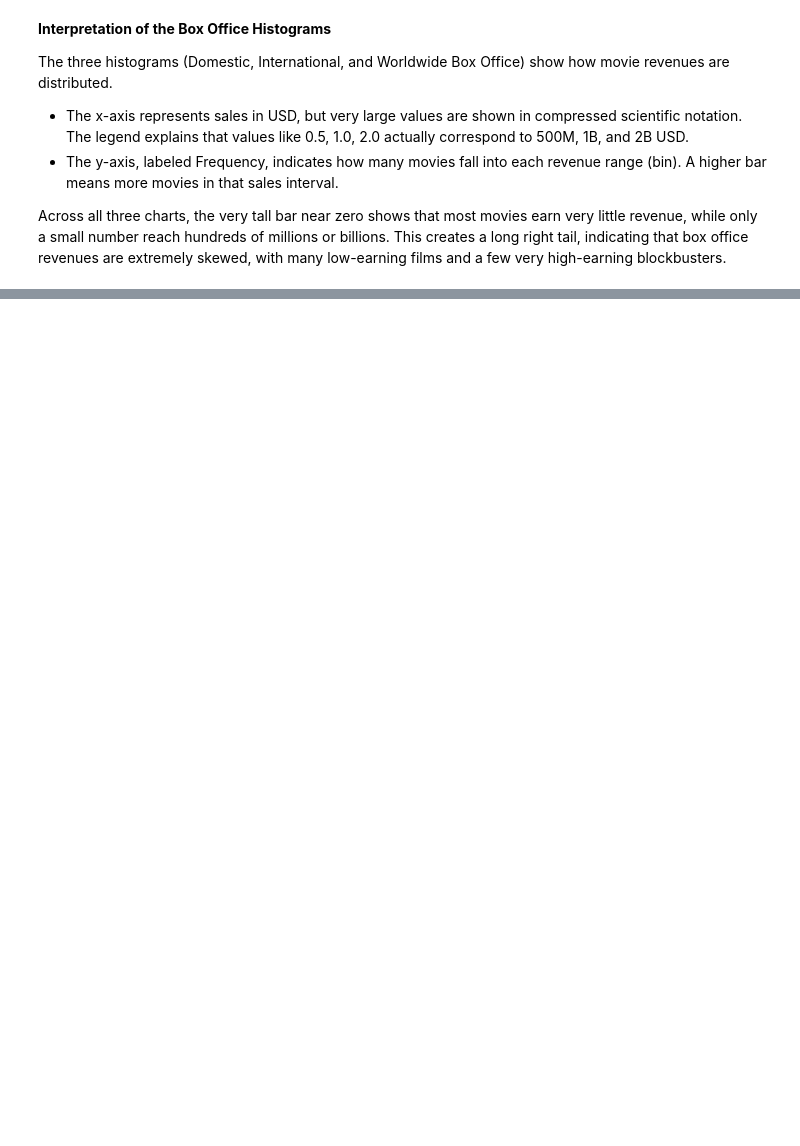
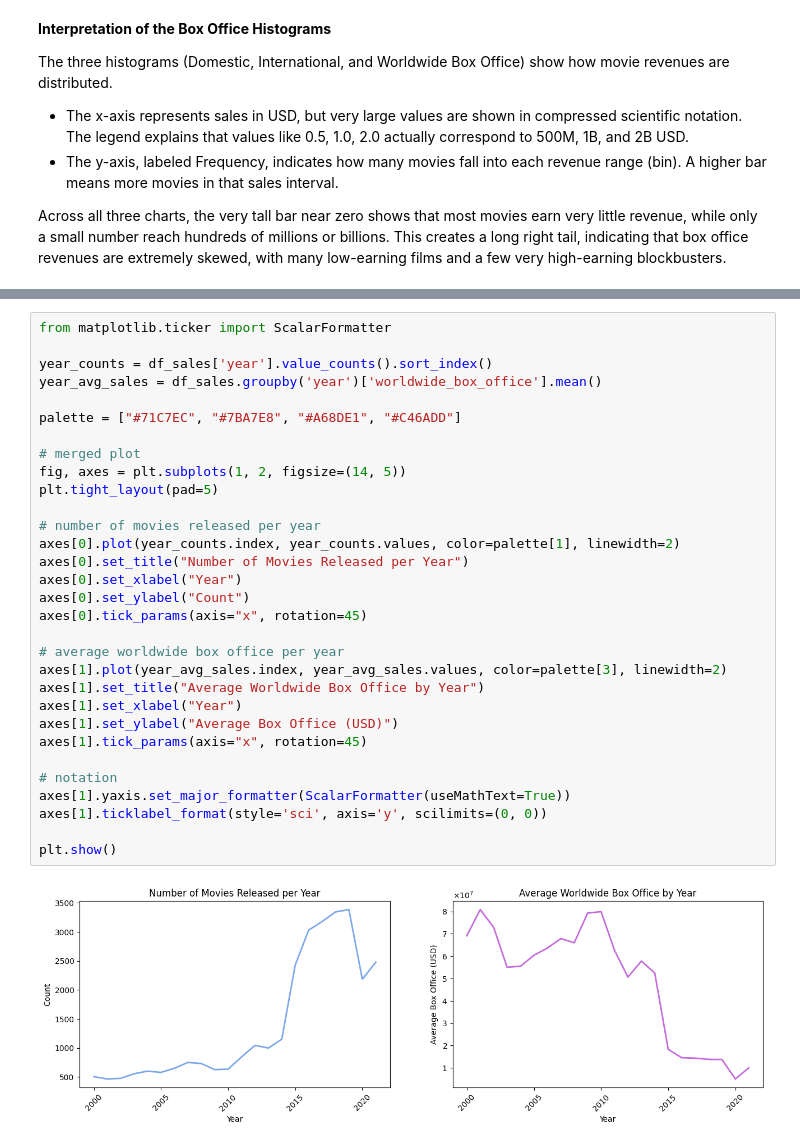
Before and after one commit to YoungJun173/DDB_AI_Group_Assignmen, a Jupyter notebook: Playground Notebooks/EDA.ipynb, the cells around one changed output, grey strips where cells are left out. Drawn from its saved outputs; the diff is of its cells as text; blank space fills up the shorter version.

```diff
--- a/Playground Notebooks/EDA.ipynb
+++ b/Playground Notebooks/EDA.ipynb
@@ -409,0 +546,33 @@ Across all three charts, the very tall bar near zero shows that most movies earn
+# %%
+from matplotlib.ticker import ScalarFormatter
+
+year_counts = df_sales['year'].value_counts().sort_index()
+year_avg_sales = df_sales.groupby('year')['worldwide_box_office'].mean()
+
+palette = ["#71C7EC", "#7BA7E8", "#A68DE1", "#C46ADD"]
+
+# merged plot
+fig, axes = plt.subplots(1, 2, figsize=(14, 5))
+plt.tight_layout(pad=5)
+
+# number of movies released per year
+axes[0].plot(year_counts.index, year_counts.values, color=palette[1], linewidth=2)
+axes[0].set_title("Number of Movies Released per Year")
+axes[0].set_xlabel("Year")
+axes[0].set_ylabel("Count")
+axes[0].tick_params(axis="x", rotation=45)
+
+# average worldwide box office per year
+axes[1].plot(year_avg_sales.index, year_avg_sales.values, color=palette[3], linewidth=2)
+axes[1].set_title("Average Worldwide Box Office by Year")
+axes[1].set_xlabel("Year")
+axes[1].set_ylabel("Average Box Office (USD)")
+axes[1].tick_params(axis="x", rotation=45)
+
+# notation
+axes[1].yaxis.set_major_formatter(ScalarFormatter(useMathText=True))
+axes[1].ticklabel_format(style='sci', axis='y', scilimits=(0, 0))
+
+plt.show()
+# %% [output]
+[figure, added]
```
Also changed, not shown: parts of 16 cells of this notebook.
